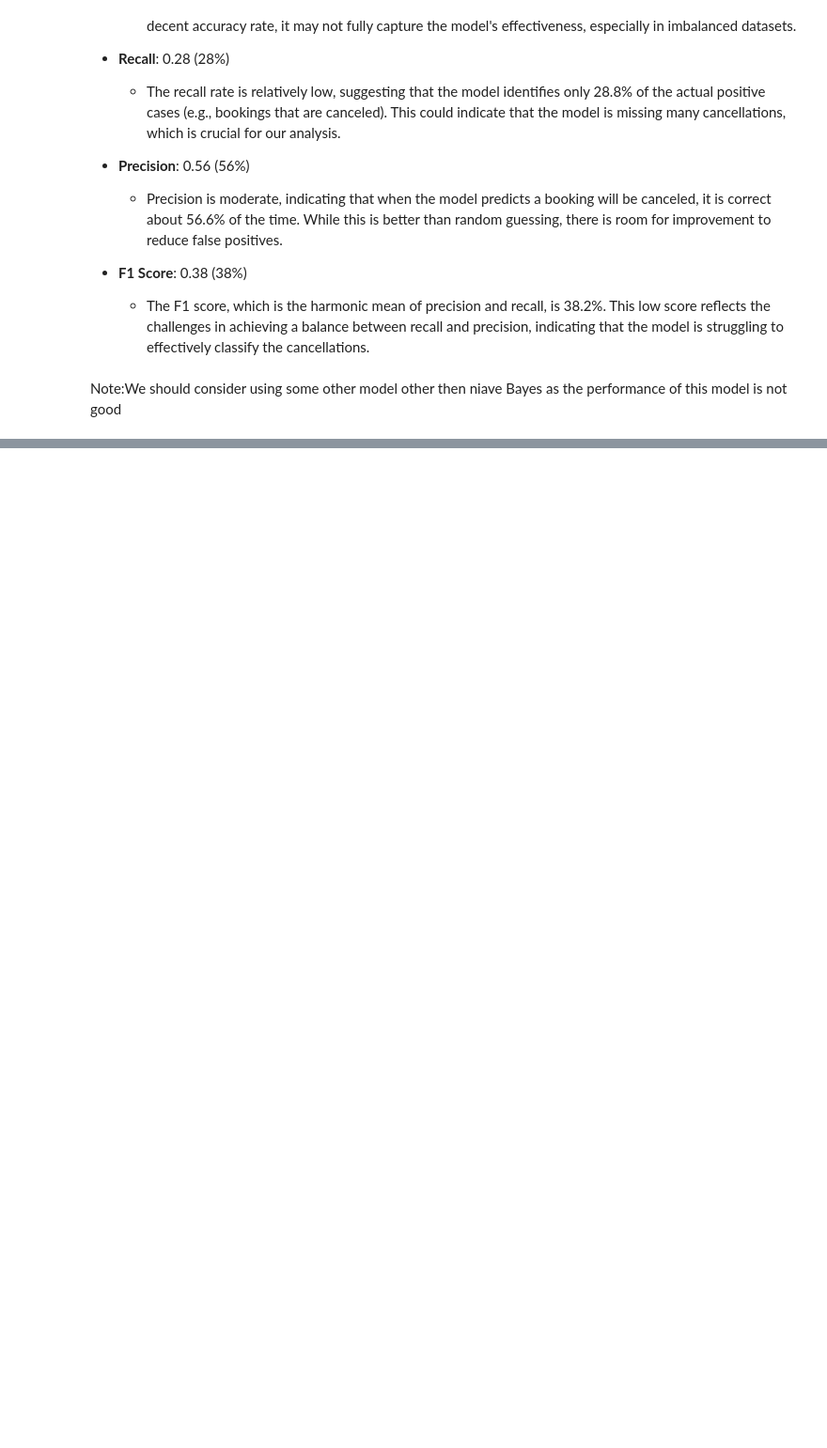
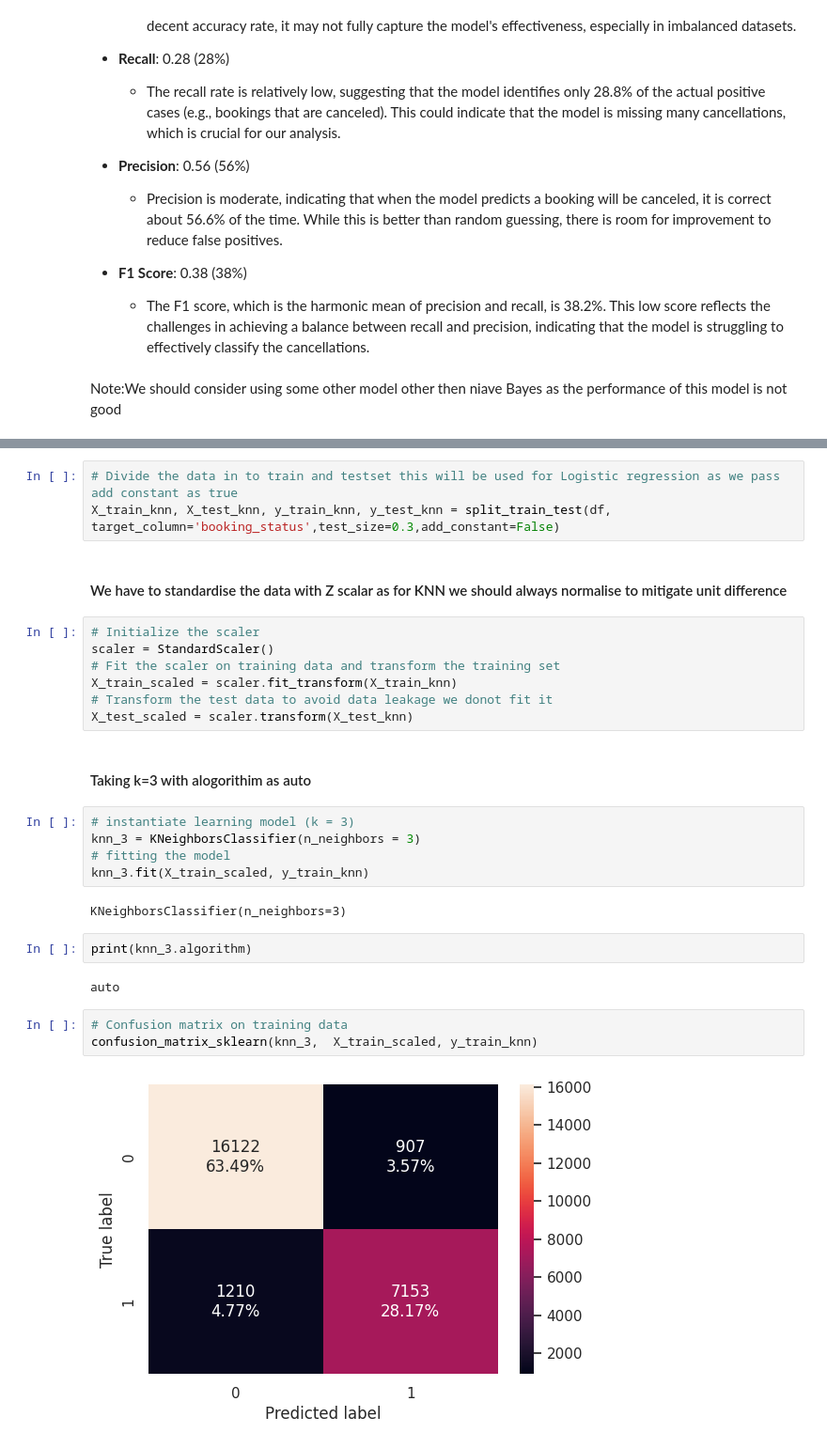
Before and after one commit to Rajesh2015/inn-hotels-bookings, a Jupyter notebook: inn_hotel_bookings_solution.ipynb, the cells around one changed output, grey strips where cells are left out. Shown at 94% size. Drawn from its saved outputs; the diff is of its cells as text; blank space fills up the shorter version.

```diff
--- a/inn_hotel_bookings_solution.ipynb
+++ b/inn_hotel_bookings_solution.ipynb
@@ -2145,0 +2215,30 @@ Model Building KNN(K nearest Neighbour)
+# %%
+# Divide the data in to train and testset this will be used for Logistic regression as we pass add constant as true
+X_train_knn, X_test_knn, y_train_knn, y_test_knn = split_train_test(df, target_column='booking_status',test_size=0.3,add_constant=False)
+# %% [markdown]
+#### We have to standardise  the data with Z scalar as for KNN we should always normalise to mitigate unit difference
+# %%
+# Initialize the scaler
+scaler = StandardScaler()
+# Fit the scaler on training data and transform the training set
+X_train_scaled = scaler.fit_transform(X_train_knn)
+# Transform the test data to avoid data leakage we donot fit it
+X_test_scaled = scaler.transform(X_test_knn)
+# %% [markdown]
+#### Taking k=3 with alogorithim as auto
+# %%
+# instantiate learning model (k = 3)
+knn_3 = KNeighborsClassifier(n_neighbors = 3)
+# fitting the model
+knn_3.fit(X_train_scaled, y_train_knn)
+# %% [output]
+KNeighborsClassifier(n_neighbors=3)
+# %%
+print(knn_3.algorithm)
+# %% [output]
+auto
+# %%
+# Confusion matrix on training data
+confusion_matrix_sklearn(knn_3,  X_train_scaled, y_train_knn)
+# %% [output]
+[figure, added]
```
Also changed, not shown: parts of 25 cells of this notebook.
